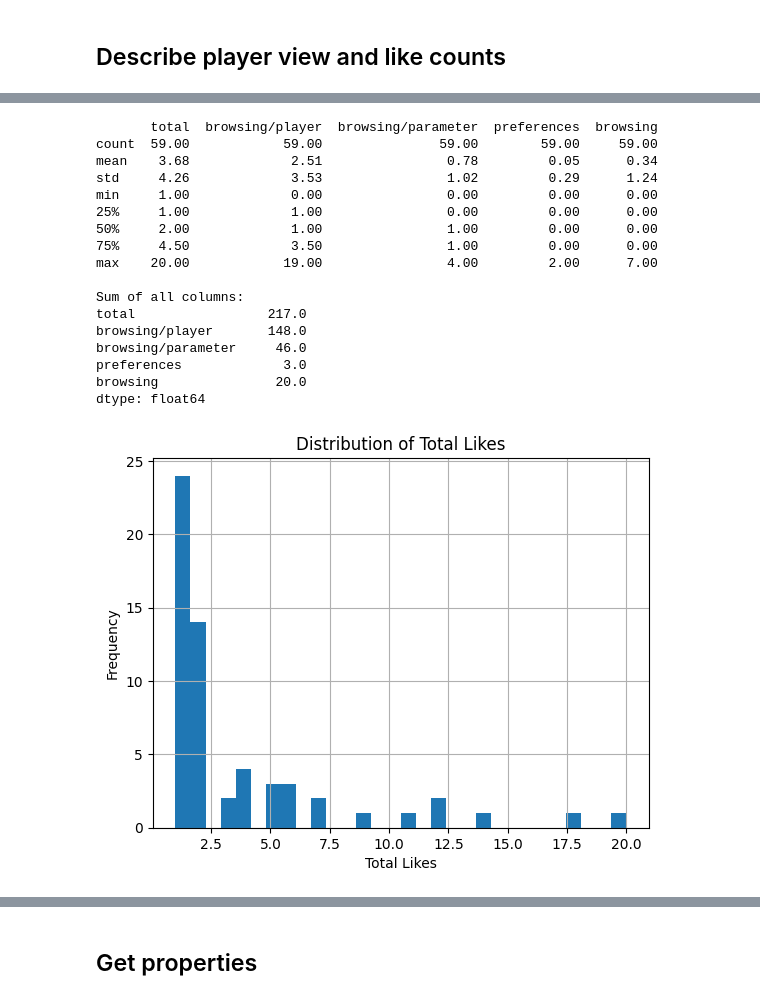
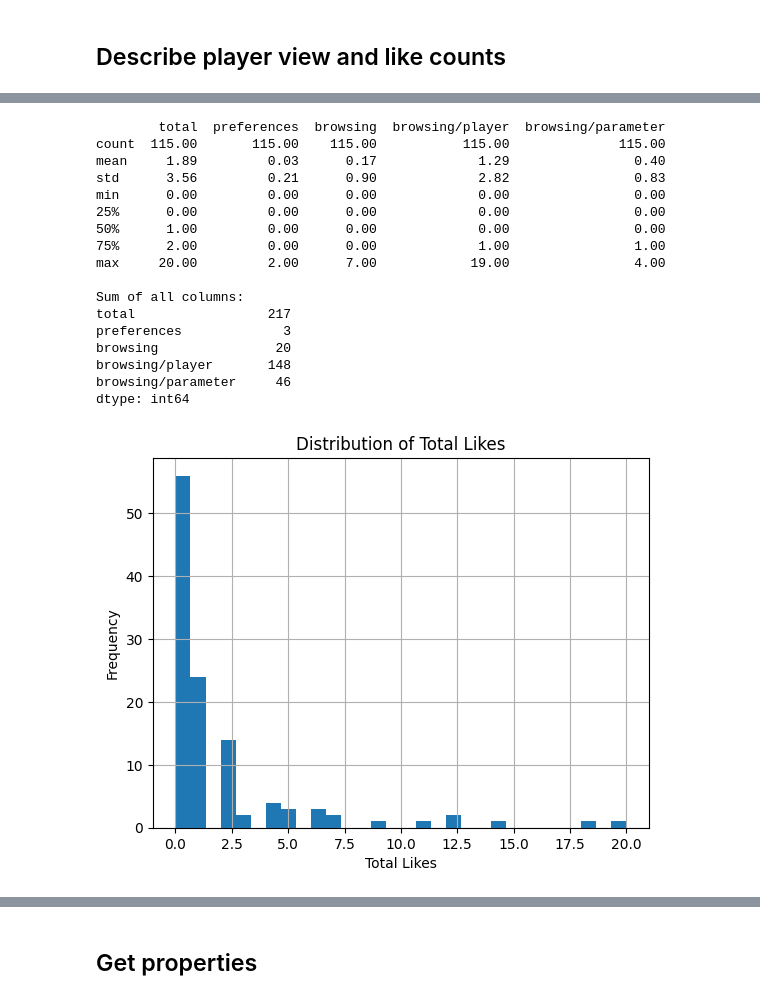
Before and after one commit to AsafKed/tennis-router, a Jupyter notebook: backend/analysis.ipynb, the cells around one changed output, grey strips where cells are left out. Cells and saved outputs as stored; diff of their text form; code cells hidden in the pictures.

```diff
--- a/backend/analysis.ipynb
+++ b/backend/analysis.ipynb
@@ -277,0 +76,10 @@ like_counts
+# %%
+# Get all players names from the database
+from database_workers.Neo4j_Player_Worker import Player_Worker
+player_worker = Player_Worker()
+player_names = player_worker.get_player_names()
+player_worker.close()
+# Turn it from a list of dictionaries with key name to list of strings
+player_names = [player['name'] for player in player_names]
+print(len(player_names))
+player_names[:10]
@@ -356,45 +172,52 @@ dtype: object
 # %%
-# Create dictionary
-data = like_counts
-df = pd.DataFrame(data).T
-# Convert NaN to 0
-df = df.fillna(0)
+# Create a DataFrame with player names as indices and initial likes as 0
+df_zero_likes = pd.DataFrame(0, index=player_names, columns=['total', 'preferences', 'browsing', 'browsing/player', 'browsing/parameter'])
 
-# Descriptive statistics to the nearest 0.01
-print(df.describe().round(2))
+# Convert like_counts dictionary into a DataFrame
+df_like_counts = pd.DataFrame(like_counts).T
 
-# Print the sums of all columns
+# Update the df_zero_likes DataFrame with the actual like counts
+# This will keep 0 for players not found in like_counts
+df_zero_likes.update(df_like_counts)
+
+# Replace NaN values with 0
+df_zero_likes = df_zero_likes.fillna(0)
+
+# Now, you can use df_zero_likes for your analysis
+print(df_zero_likes.describe().round(2))
 print("\nSum of all columns:")
-print(df.sum())
+print(df_zero_likes.sum())
 
 # Distribution Analysis
-df['total'].hist(bins=30)
+df_zero_likes['total'].hist(bins=30)
 plt.title('Distribution of Total Likes')
 plt.xlabel('Total Likes')
 plt.ylabel('Frequency')
+# Save the figure
+plt.savefig('./plots/total_like_distribution.png')
 plt.show()
 
-# Top viewed players
-print(df['total'].nlargest(10))
+# Top liked players
+print(df_zero_likes['total'].nlargest(10))
 
-# Page from which players are viewed most
-df.drop('total', axis=1).idxmax(axis=1)
+# Page from which players are liked most
+print(df_zero_likes.drop('total', axis=1).idxmax(axis=1))
 # %% [output]
-       total  browsing/player  browsing/parameter  preferences  browsing
-count  59.00            59.00               59.00        59.00     59.00
-mean    3.68             2.51                0.78         0.05      0.34
-std     4.26             3.53                1.02         0.29      1.24
-min     1.00             0.00                0.00         0.00      0.00
-25%     1.00             1.00                0.00         0.00      0.00
-50%     2.00             1.00                1.00         0.00      0.00
-75%     4.50             3.50                1.00         0.00      0.00
-max    20.00            19.00                4.00         2.00      7.00
+        total  preferences  browsing  browsing/player  browsing/parameter
+count  115.00       115.00    115.00           115.00              115.00
+mean     1.89         0.03      0.17             1.29                0.40
+std      3.56         0.21      0.90             2.82                0.83
+min      0.00         0.00      0.00             0.00                0.00
+25%      0.00         0.00      0.00             0.00                0.00
+50%      1.00         0.00      0.00             0.00                0.00
+75%      2.00         0.00      0.00             1.00                1.00
+max     20.00         2.00      7.00            19.00                4.00
 
 Sum of all columns:
-total                 217.0
-browsing/player       148.0
-browsing/parameter     46.0
-preferences             3.0
-browsing               20.0
-dtype: float64
+total                 217
+preferences             3
+browsing               20
+browsing/player       148
+browsing/parameter     46
+dtype: int64
-[figure, old version]
+[figure, new version]
```
Also changed, not shown: parts of 28 cells of this notebook, 22 other files.
